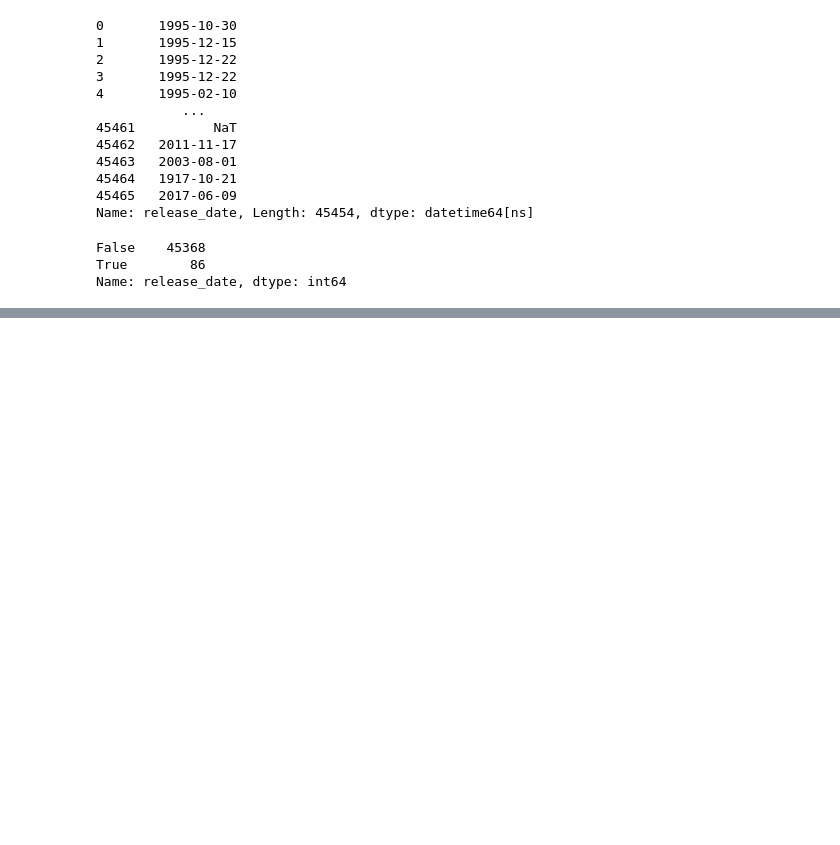
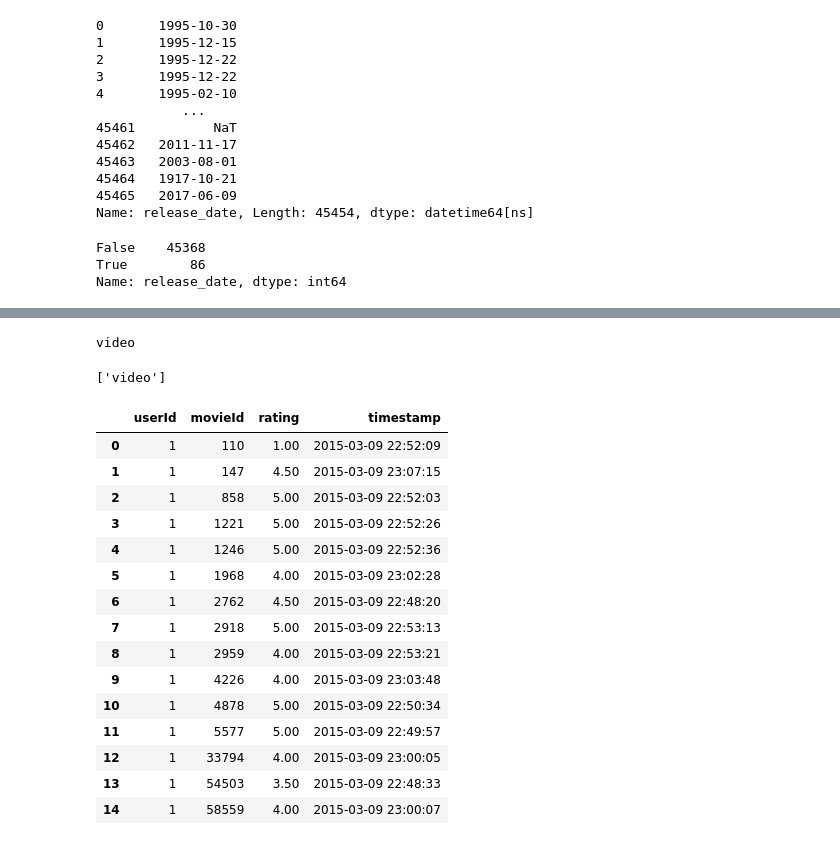
Before and after one commit to kmburkezoo/Movies-ETL, a Jupyter notebook: etl_module_code.ipynb, the cells around one changed output, grey strips where cells are left out. Cells and saved outputs as stored; diff of their text form; code cells hidden in the pictures; blank space fills up the shorter version.

```diff
--- a/etl_module_code.ipynb
+++ b/etl_module_code.ipynb
@@ -1050,0 +1014,13 @@ movies_df.rename({'id':'kaggle_id',
+# %%
+for col in movies_df.columns:
+    lists_to_tuples = lambda x: tuple(x) if type(x) == list else x
+    value_counts = movies_df[col].apply(lists_to_tuples).value_counts(dropna=False)
+    num_values = len(value_counts)
+    if num_values == 1:
+        print(col)
+# %% [output]
+video
+# %%
+[col for col in movies_df.columns if len(movies_df[col].apply(lambda x: tuple(x) if type(x) == list else x).value_counts(dropna=False)) == 1]
+# %% [output]
+['video']
@@ -1050,0 +1051,20 @@ movies_df.rename({'id':'kaggle_id',
+# %%
+ratings.columns
+ratings.head(15)
+# %% [output]
+|  | userId | movieId | rating | timestamp |
+| 0 | 1 | 110 | 1.00 | 2015-03-09 22:52:09 |
+| 1 | 1 | 147 | 4.50 | 2015-03-09 23:07:15 |
+| 2 | 1 | 858 | 5.00 | 2015-03-09 22:52:03 |
+| 3 | 1 | 1221 | 5.00 | 2015-03-09 22:52:26 |
+| 4 | 1 | 1246 | 5.00 | 2015-03-09 22:52:36 |
+| 5 | 1 | 1968 | 4.00 | 2015-03-09 23:02:28 |
+| 6 | 1 | 2762 | 4.50 | 2015-03-09 22:48:20 |
+| 7 | 1 | 2918 | 5.00 | 2015-03-09 22:53:13 |
+| 8 | 1 | 2959 | 4.00 | 2015-03-09 22:53:21 |
+| 9 | 1 | 4226 | 4.00 | 2015-03-09 23:03:48 |
+| 10 | 1 | 4878 | 5.00 | 2015-03-09 22:50:34 |
+| 11 | 1 | 5577 | 5.00 | 2015-03-09 22:49:57 |
+| 12 | 1 | 33794 | 4.00 | 2015-03-09 23:00:05 |
+| 13 | 1 | 54503 | 3.50 | 2015-03-09 22:48:33 |
+| 14 | 1 | 58559 | 4.00 | 2015-03-09 23:00:07 |
```
Also changed, not shown: parts of 51 cells of this notebook.
